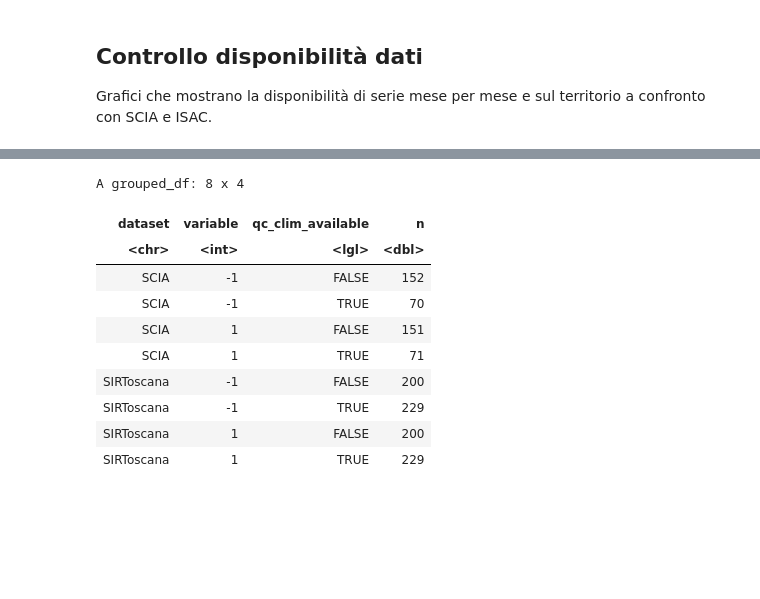
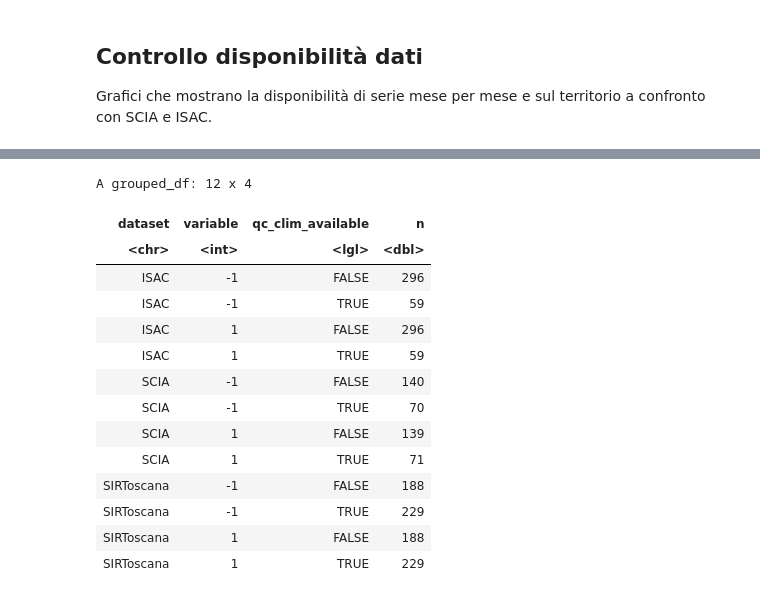
Before and after one commit to dnstudent/TesiMag, a Jupyter notebook: notebooks/integrazioni_regionali/toscana/data_load.ipynb, the cells around one changed output, grey strips where cells are left out. Cells and saved outputs as stored; diff of their text form; code cells hidden in the pictures; blank space fills up the shorter version.

```diff
--- a/notebooks/integrazioni_regionali/toscana/data_load.ipynb
+++ b/notebooks/integrazioni_regionali/toscana/data_load.ipynb
@@ -105,16 +107,24 @@ p
 # %%
-climats |> group_by(dataset, variable, qc_clim_available) |> count() |> collect() |> arrange(dataset, variable, qc_clim_available)
+climats |>
+    group_by(dataset, variable, qc_clim_available) |>
+    count() |>
+    collect() |>
+    arrange(dataset, variable, qc_clim_available)
 # %% [output]
-A grouped_df: 8 x 4
+A grouped_df: 12 x 4
 | dataset | variable | qc_clim_available | n |
 | <chr> | <int> | <lgl> | <dbl> |
-| SCIA | -1 | FALSE | 152 |
+| ISAC | -1 | FALSE | 296 |
+| ISAC | -1 | TRUE | 59 |
+| ISAC | 1 | FALSE | 296 |
+| ISAC | 1 | TRUE | 59 |
+| SCIA | -1 | FALSE | 140 |
 | SCIA | -1 | TRUE | 70 |
-| SCIA | 1 | FALSE | 151 |
+| SCIA | 1 | FALSE | 139 |
 | SCIA | 1 | TRUE | 71 |
-| SIRToscana | -1 | FALSE | 200 |
+| SIRToscana | -1 | FALSE | 188 |
 | SIRToscana | -1 | TRUE | 229 |
-| SIRToscana | 1 | FALSE | 200 |
+| SIRToscana | 1 | FALSE | 188 |
 | SIRToscana | 1 | TRUE | 229 |
 # %%
 rm(stations, state_data, ymonthly_avail, climats, p)
```
Also changed, not shown: parts of 4 cells of this notebook, 3 other files.
